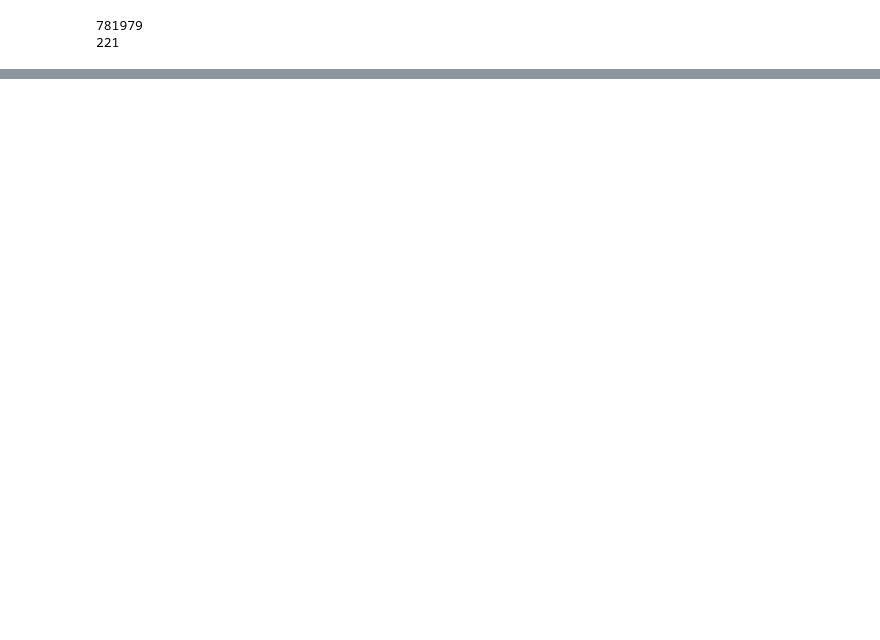
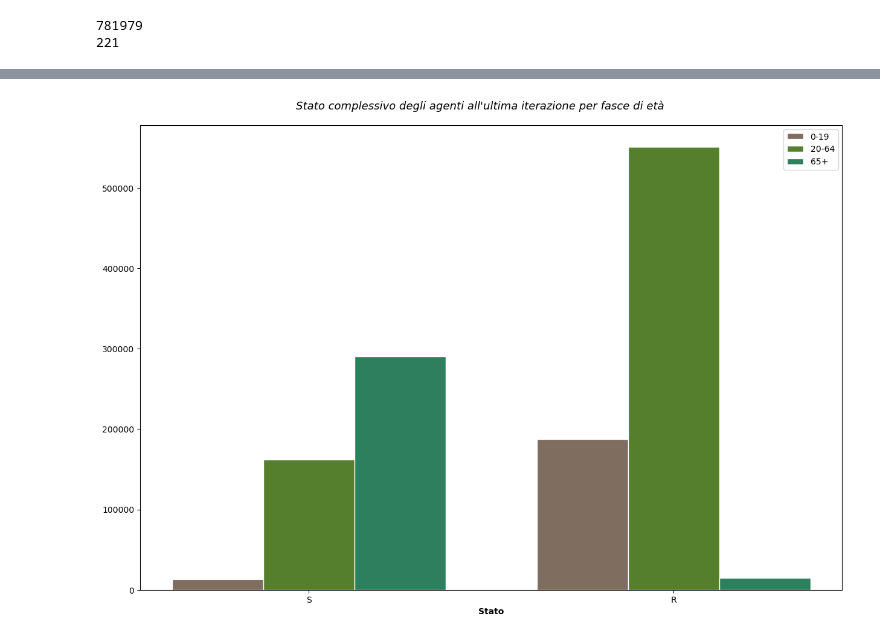
Before and after one commit to freshgiammi/Tesi, a Jupyter notebook: Tesi.ipynb, the cells around one changed output, grey strips where cells are left out. Saved outputs shown, nothing was run; the diff lists cells and outputs as text; code cells hidden in the pictures; blank space fills up the shorter version.

```diff
--- a/Tesi.ipynb
+++ b/Tesi.ipynb
@@ -226,0 +157,88 @@ Text(0, 0.5, 'ECDF')
+# %%
+#Create complete status map by dymanically rebuilding infection iteration results
+#Keys are nodes, values are final statuses
+#Look for keys in graph to get attributes
+s_giovani = []
+r_giovani = []
+s_attivi = []
+r_attivi = []
+s_anziani = []
+r_anziani = []
+
+for iteration in simulations:
+    graph_stat = {}
+    for x in iteration[0]['status']:
+        graph_stat[x] = iteration[0]['status'][x]
+    for iter in iteration:
+        for s in iter['status']:
+            graph_stat[s] = iter['status'][s]
+
+    stats_giovani = {0:[],1:[],2:[],3:[],4:[],5:[]}
+    stats_attivi = {0:[],1:[],2:[],3:[],4:[],5:[]}
+    stats_anziani = {0:[],1:[],2:[],3:[],4:[],5:[]}
+    for i in graph_stat:
+        if relabeled.nodes[i]['age'] == '65+':
+            stats_anziani[graph_stat[i]].append(i)
+        elif relabeled.nodes[i]['age'] == '20-64':
+            stats_attivi[graph_stat[i]].append(i)
+        else:
+            stats_giovani[graph_stat[i]].append(i)
+
+    giovani_p = []
+    attivi_p = []
+    anziani_p = []
+    for i in stats_giovani:
+        giovani_p.append(len(stats_giovani[i]))
+        attivi_p.append(len(stats_attivi[i]))
+        anziani_p.append(len(stats_anziani[i]))
+
+    #Build mean for CI(95%)
+    s_giovani.append(giovani_p[0])
+    r_giovani.append(giovani_p[5])
+    s_attivi.append(attivi_p[0])
+    r_attivi.append(attivi_p[5])
+    s_anziani.append(anziani_p[0])
+    r_anziani.append(anziani_p[5])
+
+giovani_p = [np.mean(s_giovani),np.mean(r_giovani)]
+attivi_p = [np.mean(s_attivi),np.mean(r_attivi)]
+anziani_p = [np.mean(s_anziani),np.mean(r_anziani)]
+
+plt.rcParams['figure.figsize'] = [15, 10]
+
+# set width of bar
+barWidth = 0.25
+
+# Set position of bar on X axis
+r1 = np.arange(len(giovani_p))
+r2 = [x + barWidth for x in r1]
+r3 = [x + barWidth for x in r2]
+
+# Make the plot
+plt.bar(r1, giovani_p, color='#7f6d5f', width=barWidth, edgecolor='white', label='0-19')
+plt.bar(r2, attivi_p, color='#557f2d', width=barWidth, edgecolor='white', label='20-64')
+plt.bar(r3, anziani_p, color='#2d7f5e', width=barWidth, edgecolor='white', label='65+')
+
+# Add xticks on the middle of the group bars
+# general title
+plt.suptitle("Stato complessivo degli agenti all'ultima iterazione per fasce di età", fontsize=13, fontweight=0, color='black', style='italic', y=0.92)
+plt.xlabel('Stato', fontweight='bold')
+labels = ['S',"R"]
+plt.xticks([r + barWidth for r in range(len(giovani_p))], labels)
+
+# Create legend & Show graphic
+plt.legend()
+plt.show()
+print()
+print("Mean values")
+print(giovani_p,attivi_p,anziani_p)
+print()
+print("CI 95%")
+print("Giovani (S)",st.t.interval(alpha=0.95, df=len(s_giovani)-1, loc=np.mean(s_giovani), scale=st.sem(s_giovani)))
+print("Giovani (R)",st.t.interval(alpha=0.95, df=len(r_giovani)-1, loc=np.mean(r_giovani), scale=st.sem(r_giovani)))
+print("Attivi (S)",st.t.interval(alpha=0.95, df=len(s_attivi)-1, loc=np.mean(s_attivi), scale=st.sem(s_attivi)))
+print("Attivi (R)",st.t.interval(alpha=0.95, df=len(r_attivi)-1, loc=np.mean(r_attivi), scale=st.sem(r_attivi)))
+print("Anziani (S)",st.t.interval(alpha=0.95, df=len(s_anziani)-1, loc=np.mean(s_anziani), scale=st.sem(s_anziani)))
+print("Anziani (R)",st.t.interval(alpha=0.95, df=len(r_anziani)-1, loc=np.mean(r_anziani), scale=st.sem(r_anziani)))
+# %% [output]
+[figure, added]
```
Also changed, not shown: parts of 17 cells of this notebook, 1 other file.
